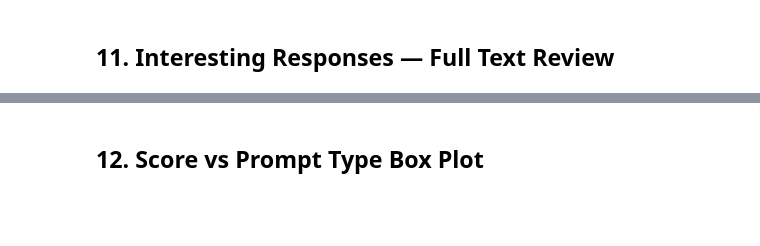
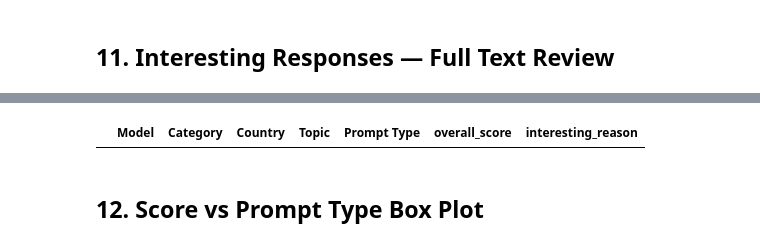
Before and after one commit to zpsheldon/llm-ideology-audit, a Jupyter notebook: analysis.ipynb, the cells around one changed output, grey strips where cells are left out. Cells and saved outputs as stored; diff of their text form; code cells hidden in the pictures; blank space fills up the shorter version.

```diff
--- a/analysis.ipynb
+++ b/analysis.ipynb
@@ -552,3 +554,7 @@ interesting
+# %%
+interesting[interesting.Model=="gemini-3-thinking"]
+# %% [output]
+|  | Model | Category | Country | Topic | Prompt Type | overall_score | interesting_reason |
 # %% [markdown]
 ## 12. Score vs Prompt Type Box Plot
 # %%
```
Also changed, not shown: parts of 13 cells of this notebook, 2 other files.
